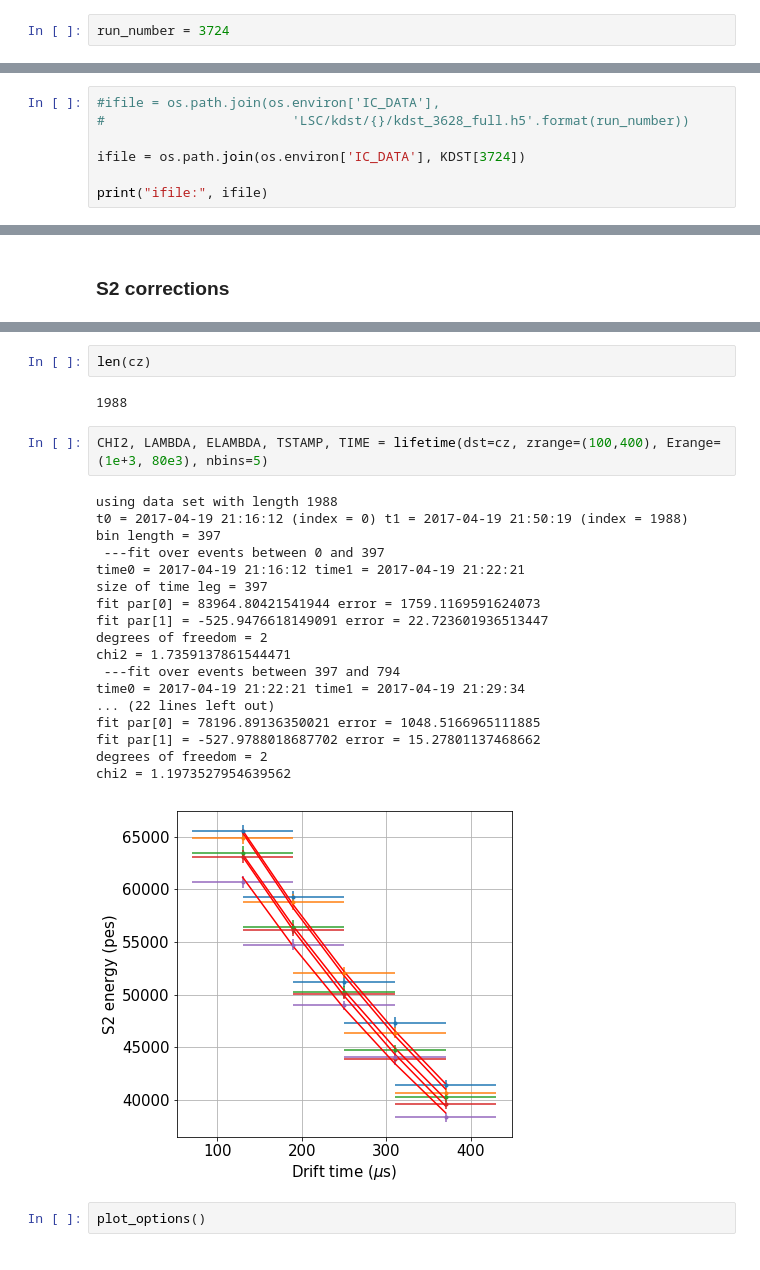
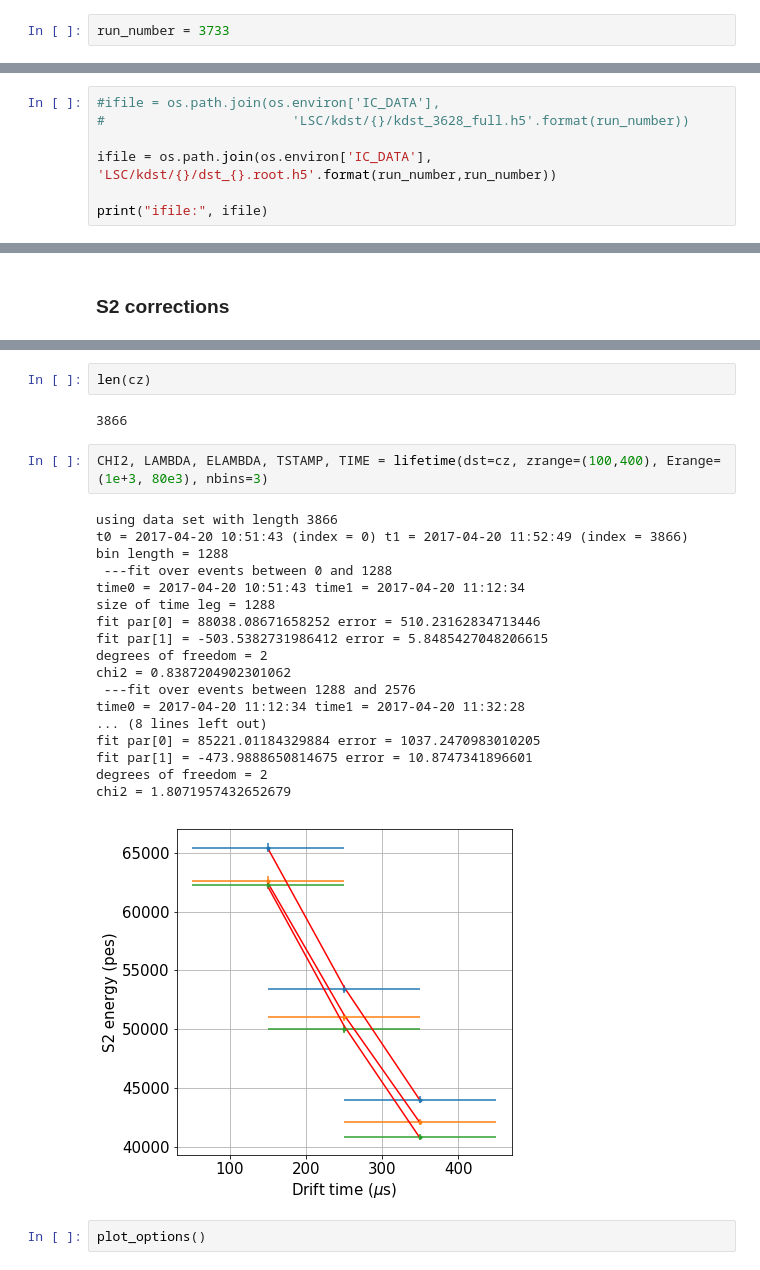
Before and after one commit to bpalmeiro/ICARO, a Jupyter notebook: icaro/Kryptonite/alphas-lifetime.ipynb, the cells around one changed output, grey strips where cells are left out. Saved outputs shown, nothing was run; the diff lists cells and outputs as text.

```diff
--- a/icaro/Kryptonite/alphas-lifetime.ipynb
+++ b/icaro/Kryptonite/alphas-lifetime.ipynb
@@ -79,7 +77,7 @@ KDST = {3724:'LSC/kdst/3724/dst_3724.root.h5'}
 # %% [markdown]
 ### Run Parameters
 # %%
-run_number = 3724
+run_number = 3733
 # %%
 DataPMT = load_db.DataPMT(run_number)
 DataSiPM = load_db.DataSiPM(run_number)
@@ -89,7 +87,7 @@ ys = DataSiPM.Y.values
 #ifile = os.path.join(os.environ['IC_DATA'],
 #                        'LSC/kdst/{}/kdst_3628_full.h5'.format(run_number))
 
-ifile = os.path.join(os.environ['IC_DATA'], KDST[3724])
+ifile = os.path.join(os.environ['IC_DATA'], 'LSC/kdst/{}/dst_{}.root.h5'.format(run_number,run_number))
 
 print("ifile:", ifile)
 # %% [output]
@@ -273,28 +271,28 @@ t0 = 2017-04-19 21:16:12 t1 = 2017-04-19 21:50:20
 # %%
 len(cz)
 # %% [output]
-1988
+3866
 # %%
-CHI2, LAMBDA, ELAMBDA, TSTAMP, TIME = lifetime(dst=cz, zrange=(100,400), Erange=(1e+3, 80e3), nbins=5)
+CHI2, LAMBDA, ELAMBDA, TSTAMP, TIME = lifetime(dst=cz, zrange=(100,400), Erange=(1e+3, 80e3), nbins=3)
 # %% [output]
-using data set with length 1988
-t0 = 2017-04-19 21:16:12 (index = 0) t1 = 2017-04-19 21:50:19 (index = 1988)
-bin length = 397
- ---fit over events between 0 and 397
-time0 = 2017-04-19 21:16:12 time1 = 2017-04-19 21:22:21
-size of time leg = 397
-fit par[0] = 83964.80421541944 error = 1759.1169591624073
-fit par[1] = -525.9476618149091 error = 22.723601936513447
+using data set with length 3866
+t0 = 2017-04-20 10:51:43 (index = 0) t1 = 2017-04-20 11:52:49 (index = 3866)
+bin length = 1288
+ ---fit over events between 0 and 1288
+time0 = 2017-04-20 10:51:43 time1 = 2017-04-20 11:12:34
+size of time leg = 1288
+fit par[0] = 88038.08671658252 error = 510.23162834713446
+fit par[1] = -503.5382731986412 error = 5.8485427048206615
 degrees of freedom = 2
-chi2 = 1.7359137861544471
- ---fit over events between 397 and 794
-time0 = 2017-04-19 21:22:21 time1 = 2017-04-19 21:29:34
-... (22 lines left out)
-fit par[0] = 78196.89136350021 error = 1048.5166965111885
-fit par[1] = -527.9788018687702 error = 15.27801137468662
+chi2 = 0.8387204902301062
+ ---fit over events between 1288 and 2576
+time0 = 2017-04-20 11:12:34 time1 = 2017-04-20 11:32:28
+... (8 lines left out)
+fit par[0] = 85221.01184329884 error = 1037.2470983010205
+fit par[1] = -473.9888650814675 error = 10.8747341896601
 degrees of freedom = 2
-chi2 = 1.1973527954639562
+chi2 = 1.8071957432652679
-[figure, old version]
+[figure, new version]
 # %%
 plot_options()
 # %%
```
Also changed, not shown: parts of 23 cells of this notebook.
